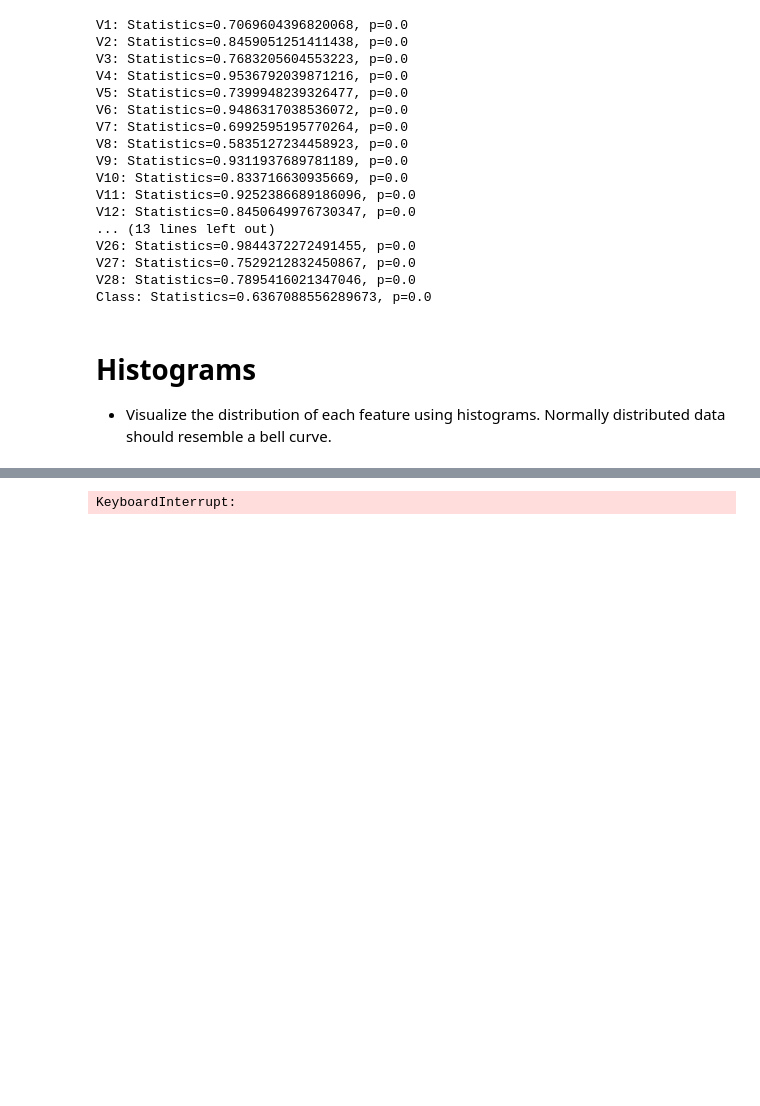
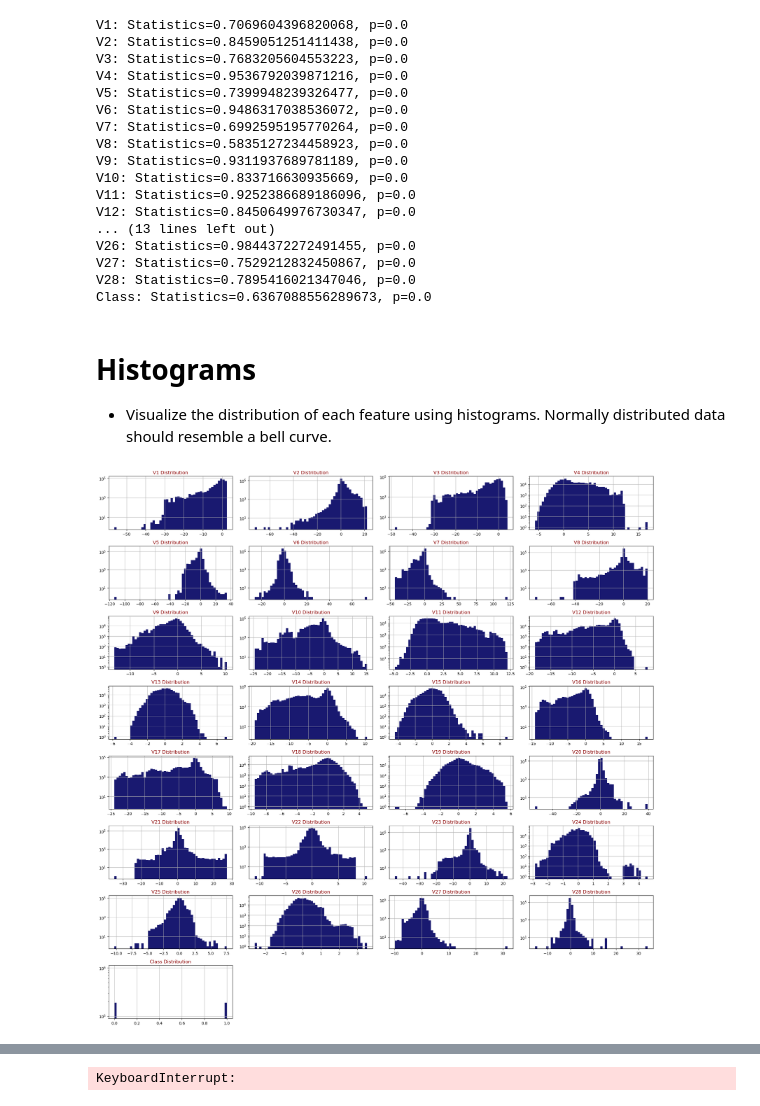
Before and after one commit to AnkitDogra-07/Research-CSE-V, a Jupyter notebook: Work/Notebooks for Data Cleaning/preprocessing.ipynb, the cells around one changed output, grey strips where cells are left out. Cells and saved outputs as stored; diff of their text form; code cells hidden in the pictures; blank space fills up the shorter version.

```diff
--- a/Work/Notebooks for Data Cleaning/preprocessing.ipynb
+++ b/Work/Notebooks for Data Cleaning/preprocessing.ipynb
@@ -192,13 +185,15 @@ Class: Statistics=0.6367088556289673, p=0.0
 # %%
 def draw_histograms(df, features, rows, columns):
     fig = plt.figure(figsize=(20, 20))
     for i, features in enumerate(features):
         ax = fig.add_subplot(rows, columns, i+1)
         df[features].hist(bins = 50 , ax = ax, facecolor='midnightblue')
         ax.set_title(features+" Distribution", color="DarkRed")
         ax.set_yscale('log')
     fig.tight_layout()
     plt.show()
 
-draw_histograms(main_df, new_df.columns, 8, 4)
+draw_histograms(new_df, new_df.columns, 8, 4)
+# %% [output]
+[figure, added]
 # %% [markdown]
```
Also changed, not shown: parts of 12 cells of this notebook.
